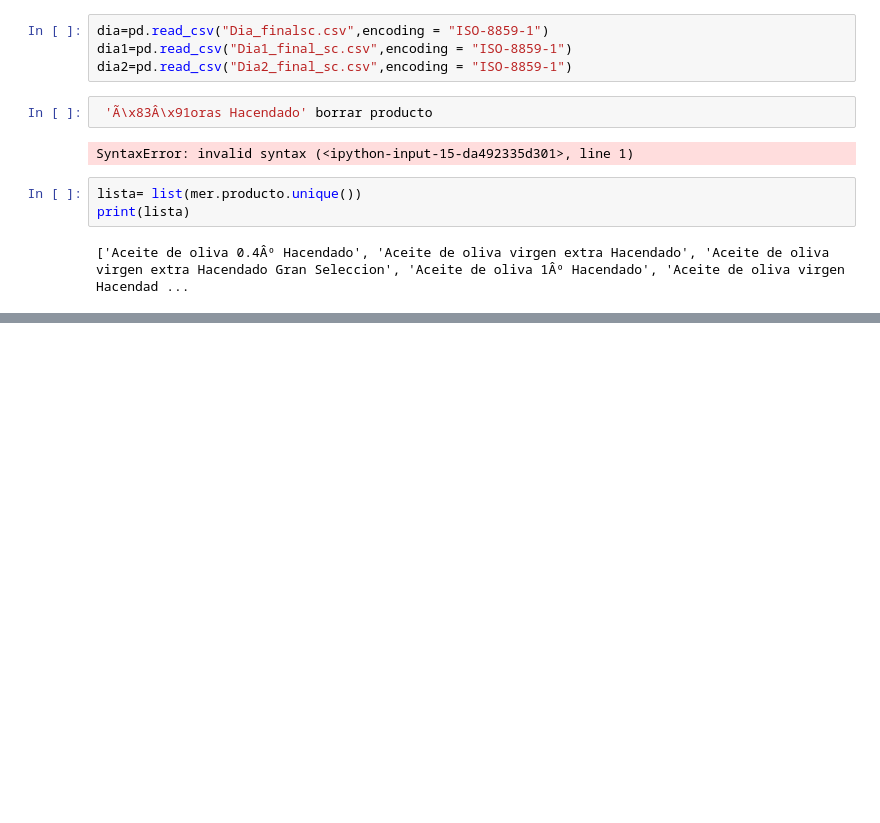
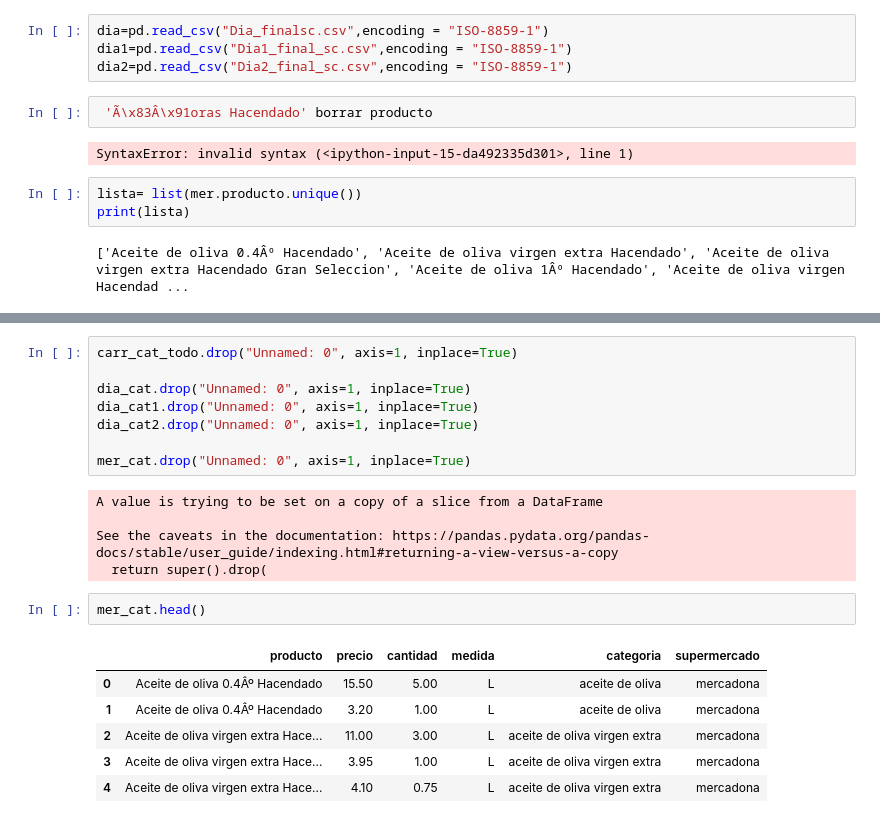
Before and after one commit to silviarico/Mi-Super-Cheap, a Jupyter notebook: limpieza_stream/Categorización.ipynb, the cells around one changed output, grey strips where cells are left out. Saved outputs shown, nothing was run; the diff lists cells and outputs as text; blank space fills up the shorter version.

```diff
--- a/limpieza_stream/Categorización.ipynb
+++ b/limpieza_stream/Categorización.ipynb
@@ -884,0 +948,22 @@ filtrado_car
+# %%
+carr_cat_todo.drop("Unnamed: 0", axis=1, inplace=True)
+
+dia_cat.drop("Unnamed: 0", axis=1, inplace=True)
+dia_cat1.drop("Unnamed: 0", axis=1, inplace=True)
+dia_cat2.drop("Unnamed: 0", axis=1, inplace=True)
+
+mer_cat.drop("Unnamed: 0", axis=1, inplace=True)
+# %% [output]
+A value is trying to be set on a copy of a slice from a DataFrame
+
+See the caveats in the documentation: https://pandas.pydata.org/pandas-docs/stable/user_guide/indexing.html#returning-a-view-versus-a-copy
+  return super().drop(
+# %%
+mer_cat.head()
+# %% [output]
+|  | producto | precio | cantidad | medida | categoria | supermercado |
+| 0 | Aceite de oliva 0.4Âº Hacendado | 15.50 | 5.00 | L | aceite de oliva | mercadona |
+| 1 | Aceite de oliva 0.4Âº Hacendado | 3.20 | 1.00 | L | aceite de oliva | mercadona |
+| 2 | Aceite de oliva virgen extra Hace... | 11.00 | 3.00 | L | aceite de oliva virgen extra | mercadona |
+| 3 | Aceite de oliva virgen extra Hace... | 3.95 | 1.00 | L | aceite de oliva virgen extra | mercadona |
+| 4 | Aceite de oliva virgen extra Hace... | 4.10 | 0.75 | L | aceite de oliva virgen extra | mercadona |
```
Also changed, not shown: parts of 24 cells of this notebook, 21 other files.
